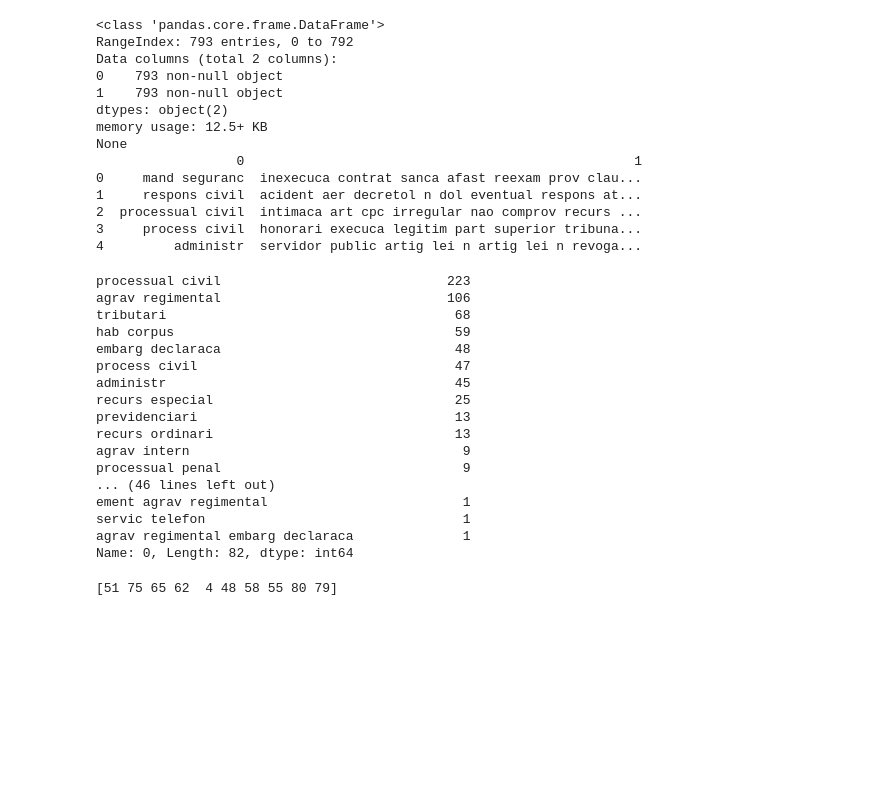
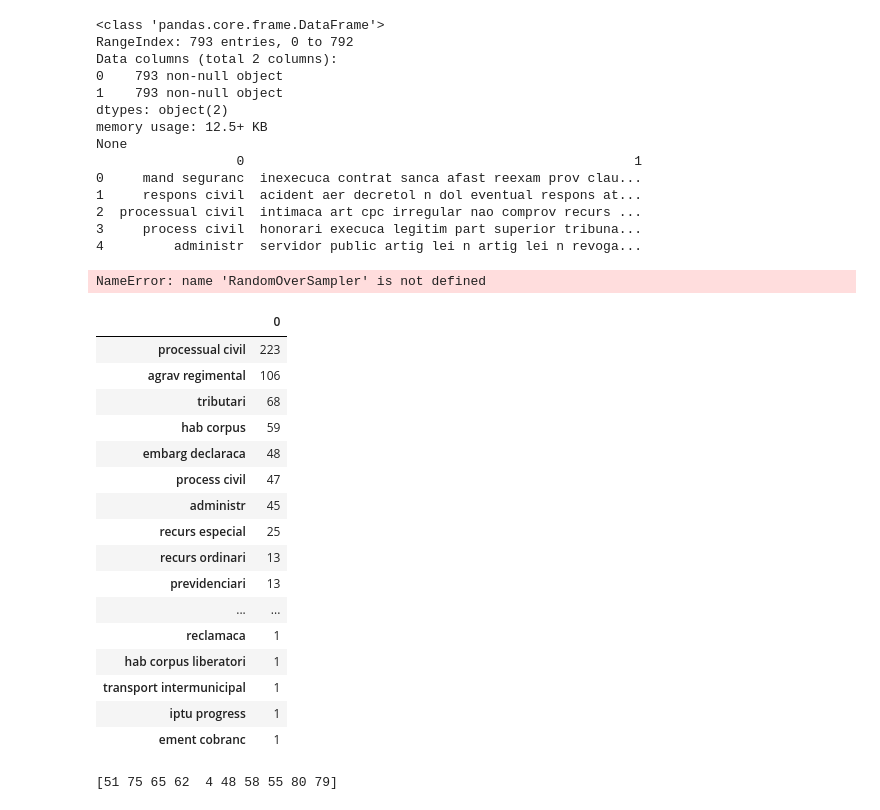
Before and after one commit to RSarmento/TCC, a Jupyter notebook: Classif_Word2Vec_Multi_Class.ipynb, the cells around one changed output. Saved outputs shown, nothing was run; the diff lists cells and outputs as text; code cells hidden in the pictures; blank space fills up the shorter version.

```diff
--- a/Classif_Word2Vec_Multi_Class.ipynb
+++ b/Classif_Word2Vec_Multi_Class.ipynb
@@ -40,29 +43,43 @@ None
 2  processual civil  intimaca art cpc irregular nao comprov recurs ...
 3     process civil  honorari execuca legitim part superior tribuna...
 4         administr  servidor public artig lei n artig lei n revoga...
+# %%
+from imblearn.under_sampling import RandomUnderSampler
+
+ros = RandomOverSampler(random_state=0)
+ros.fit(X, y)
+X_resampled, y_resampled = ros.sample(X, y)
+colors = ['#ef8a62' if v == 0 else '#f7f7f7' if v == 1 else '#67a9cf' for v in y_resampled]
+plt.scatter(X_resampled[:, 0], X_resampled[:, 1], c=colors, linewidth=0.5, edgecolor='black')
+sns.despine()
+plt.title("RandomOverSampler Output ($n_{class}=4700)$")
+# %% [output]
+NameError: name 'RandomOverSampler' is not defined
 # %%
 # verificação das classes dos acórdãos
 
 classes = df[0]
-print(classes.value_counts())
+classes.value_counts().to_frame().style.bar()
+
+#df_classes_raw[0].value_counts().to_frame().style.bar()
 # %% [output]
-processual civil                             223
-agrav regimental                             106
-tributari                                     68
-hab corpus                                    59
-embarg declaraca                              48
-process civil                                 47
-administr                                     45
-recurs especial                               25
-previdenciari                                 13
-recurs ordinari                               13
-agrav intern                                   9
-processual penal                               9
-... (46 lines left out)
-ement agrav regimental                         1
-servic telefon                                 1
-agrav regimental embarg declaraca              1
-Name: 0, Length: 82, dtype: int64
+|  | 0 |
+| processual civil | 223 |
+| agrav regimental | 106 |
+| tributari | 68 |
+| hab corpus | 59 |
+| embarg declaraca | 48 |
+| process civil | 47 |
+| administr | 45 |
+| recurs especial | 25 |
+| recurs ordinari | 13 |
+| previdenciari | 13 |
+| ... | ... |
+| reclamaca | 1 |
+| hab corpus liberatori | 1 |
+| transport intermunicipal | 1 |
+| iptu progress | 1 |
+| ement cobranc | 1 |
 # %%
 from sklearn.preprocessing import LabelEncoder
 
```
Also changed, not shown: parts of 9 cells of this notebook, 3 other files.
